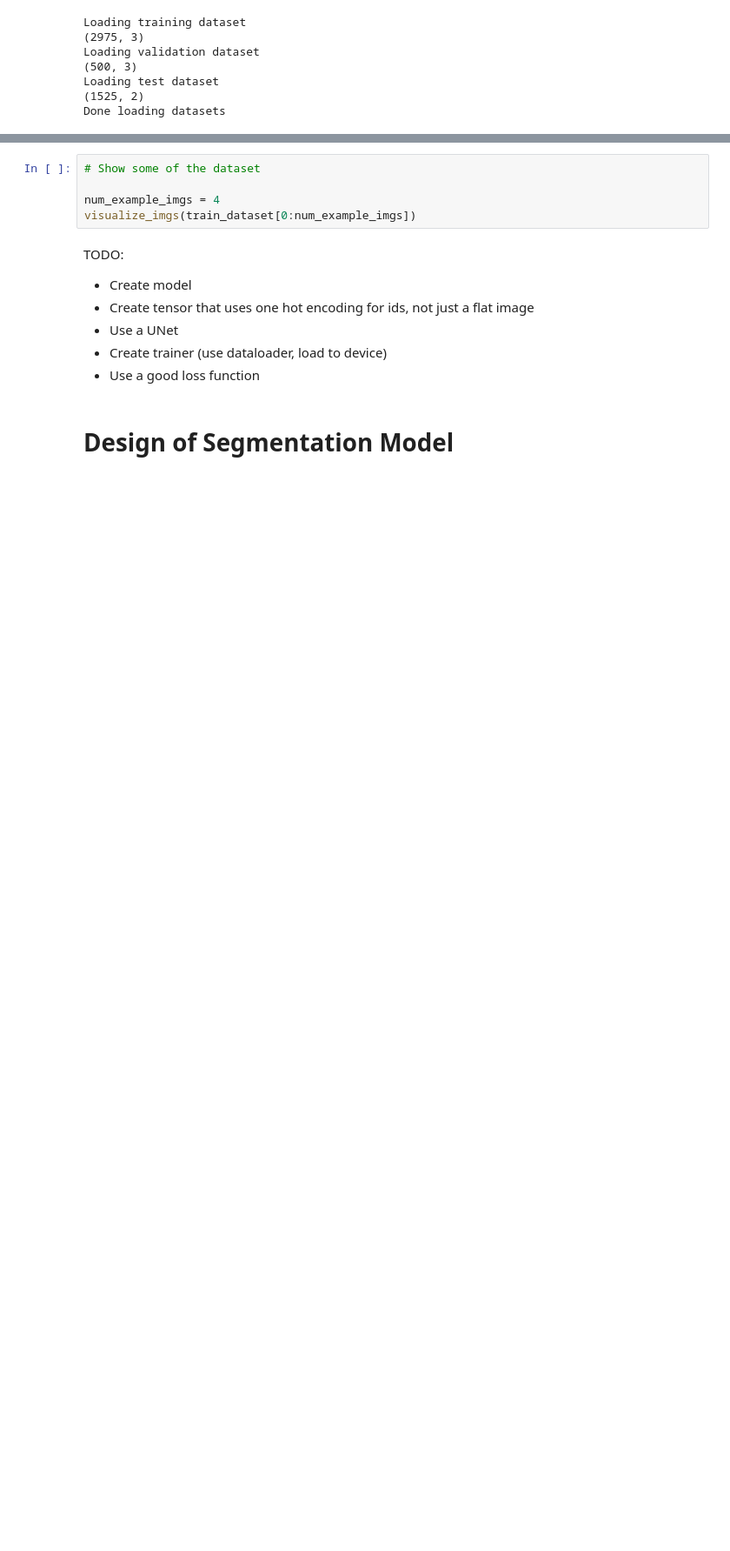
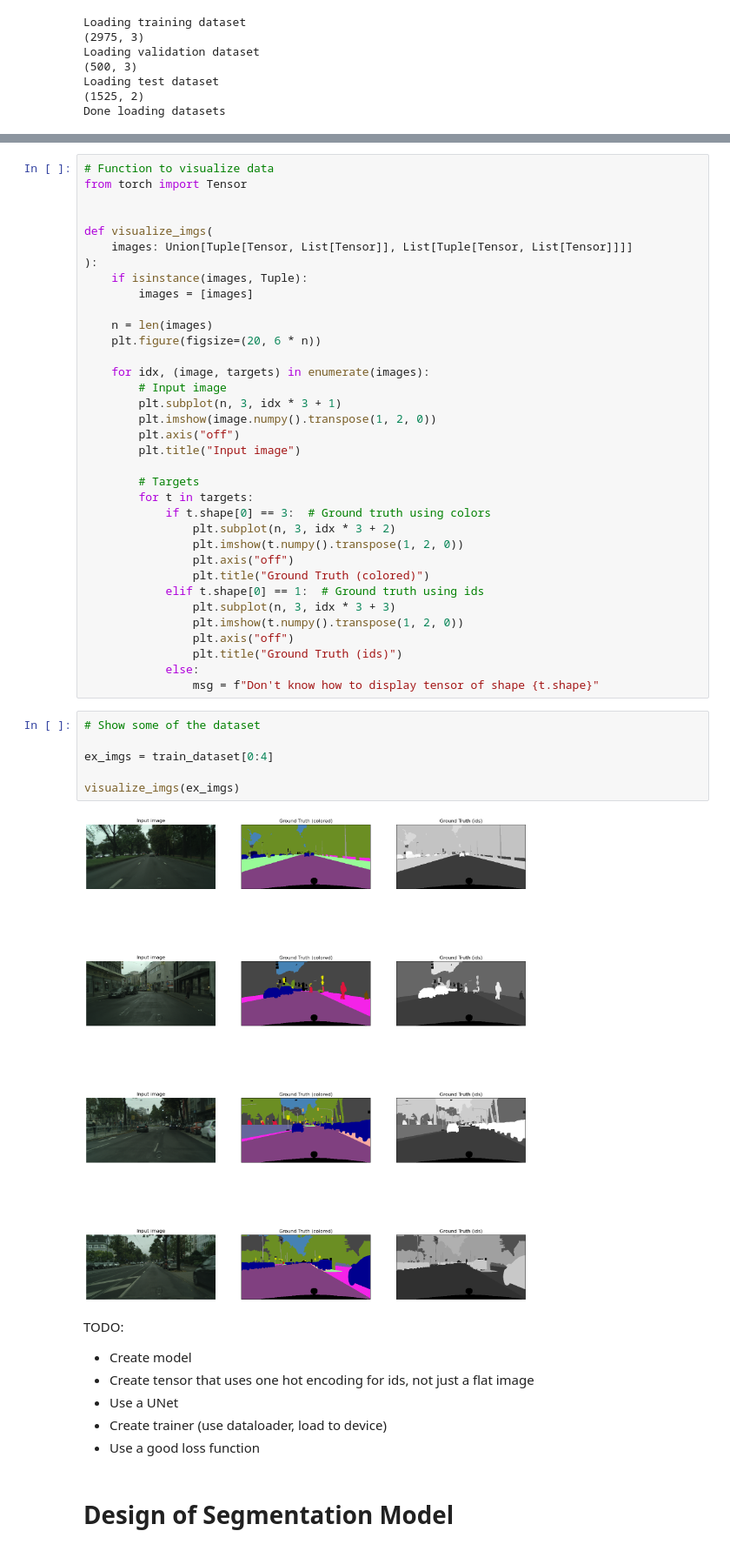
Before and after one commit to TimothyQuark/mtt_jupyter, a Jupyter notebook: car_segmentation.ipynb, the cells around one changed output, grey strips where cells are left out. Shown at 87% size. Drawn from its saved outputs; the diff is of its cells as text; blank space fills up the shorter version.

Commit message:
Cleaned up dataset class and image visualizer

```diff
--- a/car_segmentation.ipynb
+++ b/car_segmentation.ipynb
@@ -448,8 +432,46 @@ def visualize_imgs(images):
+# %%
+# Function to visualize data
+from torch import Tensor
+
+
+def visualize_imgs(
+    images: Union[Tuple[Tensor, List[Tensor]], List[Tuple[Tensor, List[Tensor]]]]
+):
+    if isinstance(images, Tuple):
+        images = [images]
+
+    n = len(images)
+    plt.figure(figsize=(20, 6 * n))
+
+    for idx, (image, targets) in enumerate(images):
+        # Input image
+        plt.subplot(n, 3, idx * 3 + 1)
+        plt.imshow(image.numpy().transpose(1, 2, 0))
+        plt.axis("off")
+        plt.title("Input image")
+
+        # Targets
+        for t in targets:
+            if t.shape[0] == 3:  # Ground truth using colors
+                plt.subplot(n, 3, idx * 3 + 2)
+                plt.imshow(t.numpy().transpose(1, 2, 0))
+                plt.axis("off")
+                plt.title("Ground Truth (colored)")
+            elif t.shape[0] == 1:  # Ground truth using ids
+                plt.subplot(n, 3, idx * 3 + 3)
+                plt.imshow(t.numpy().transpose(1, 2, 0))
+                plt.axis("off")
+                plt.title("Ground Truth (ids)")
+            else:
+                msg = f"Don't know how to display tensor of shape {t.shape}"
 # %%
 # Show some of the dataset
 
-num_example_imgs = 4
-visualize_imgs(train_dataset[0:num_example_imgs])
+ex_imgs = train_dataset[0:4]
+
+visualize_imgs(ex_imgs)
+# %% [output]
+[figure, added]
 # %% [markdown]
 TODO:
 
```
Also changed, not shown: parts of 4 cells of this notebook.
